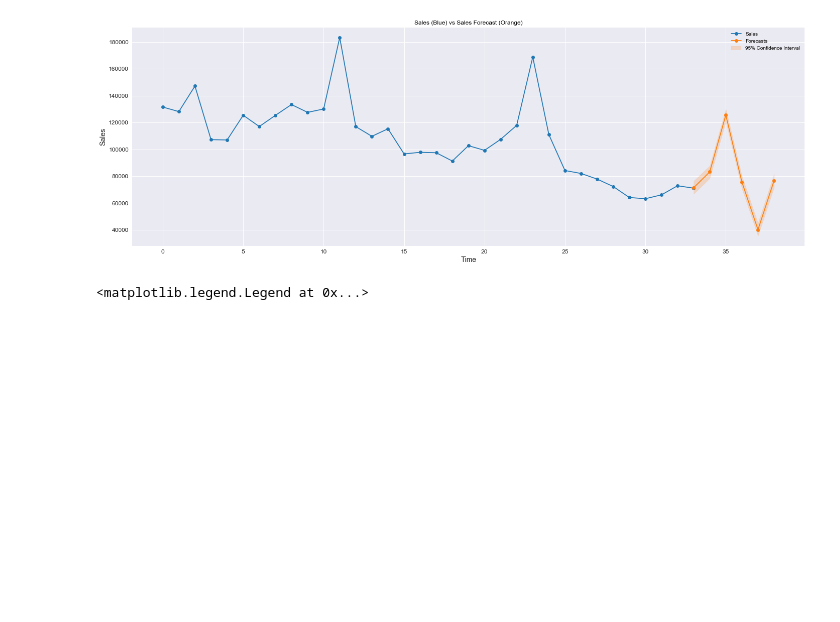
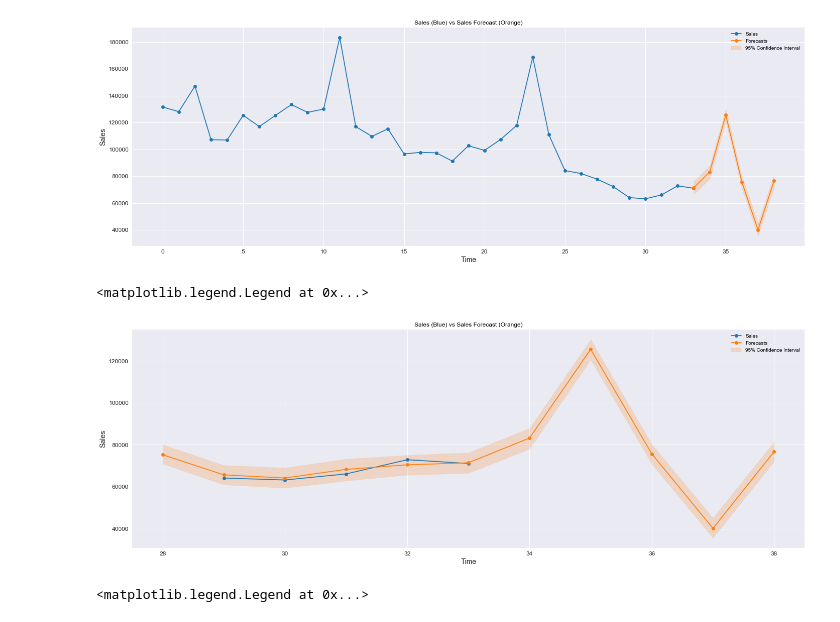
Before and after one commit to leandrocamara/future-sales-forecast, a Jupyter notebook: future-sales-forecast.ipynb, the cells around one changed output. Saved outputs shown, nothing was run; the diff lists cells and outputs as text; code cells hidden in the pictures; blank space fills up the shorter version.

```diff
--- a/future-sales-forecast.ipynb
+++ b/future-sales-forecast.ipynb
@@ -295,6 +295,19 @@ plt.legend()
 # %% [output]
 <matplotlib.legend.Legend at 0x...>
 [figure]
+# %%
+fig, axs = plt.subplots(figsize=(24, 8))
+axs.set_title('Sales (Blue) vs Sales Forecast (Orange)')
+axs.set_ylabel('Sales')
+axs.set_xlabel('Time')
+axs.plot(total_sales[-5:].drop('ds', axis=1), '-ok', color='tab:blue', label='Sales')
+axs.plot(forecasts_sales[-11:].yhat, '-ok', color='tab:orange', label='Forecasts')
+axs.fill_between(forecasts_sales[-11:].index, forecasts_sales[-11:].yhat_upper, forecasts_sales[-11:].yhat_lower,
+                 alpha=0.2, color='tab:orange', label='95% Confidence Interval')
+plt.legend()
+# %% [output]
+<matplotlib.legend.Legend at 0x...>
+[figure, added]
 # %%
 fig, axs = plt.subplots(figsize=(24, 8))
 axs.set_title('Revenue (Blue) vs Revenue Forecast (Orange)')
```
Also changed, not shown: parts of 2 cells of this notebook.
